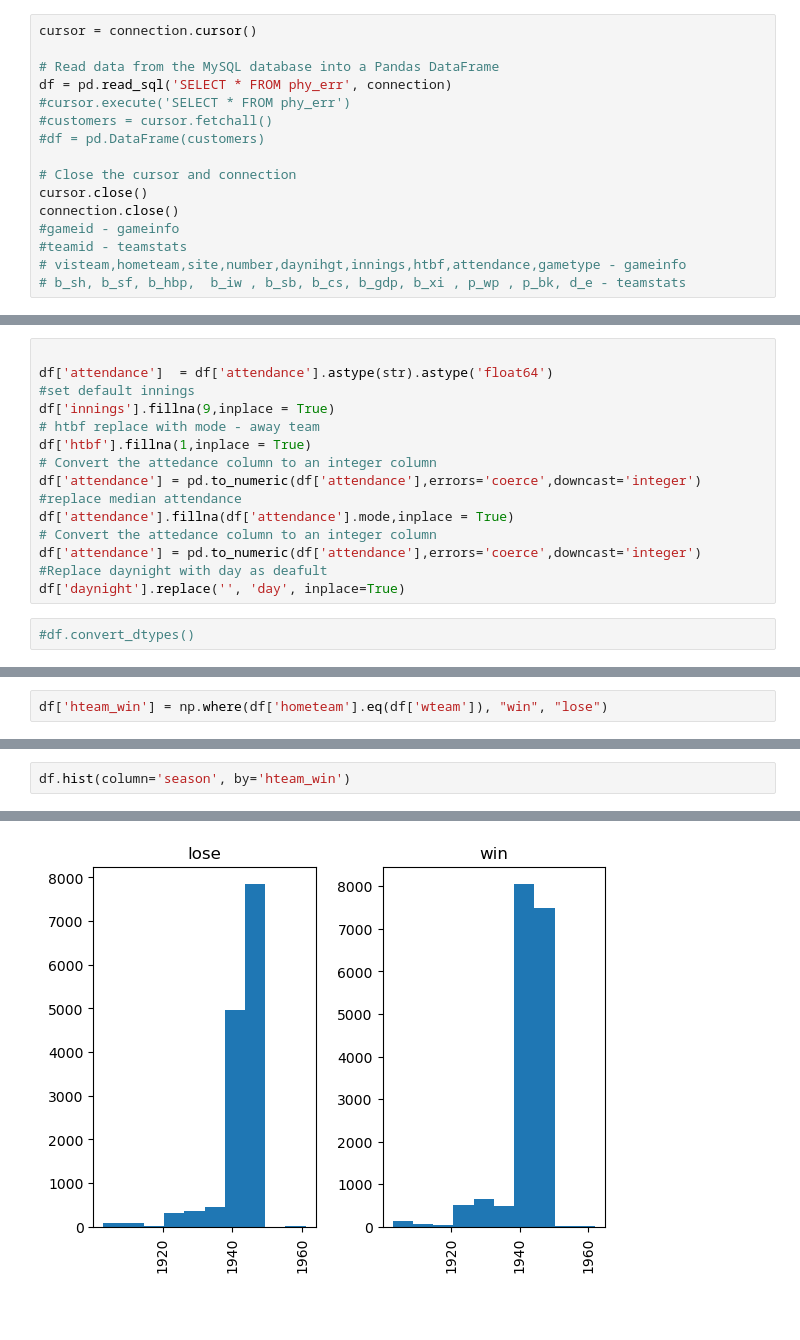
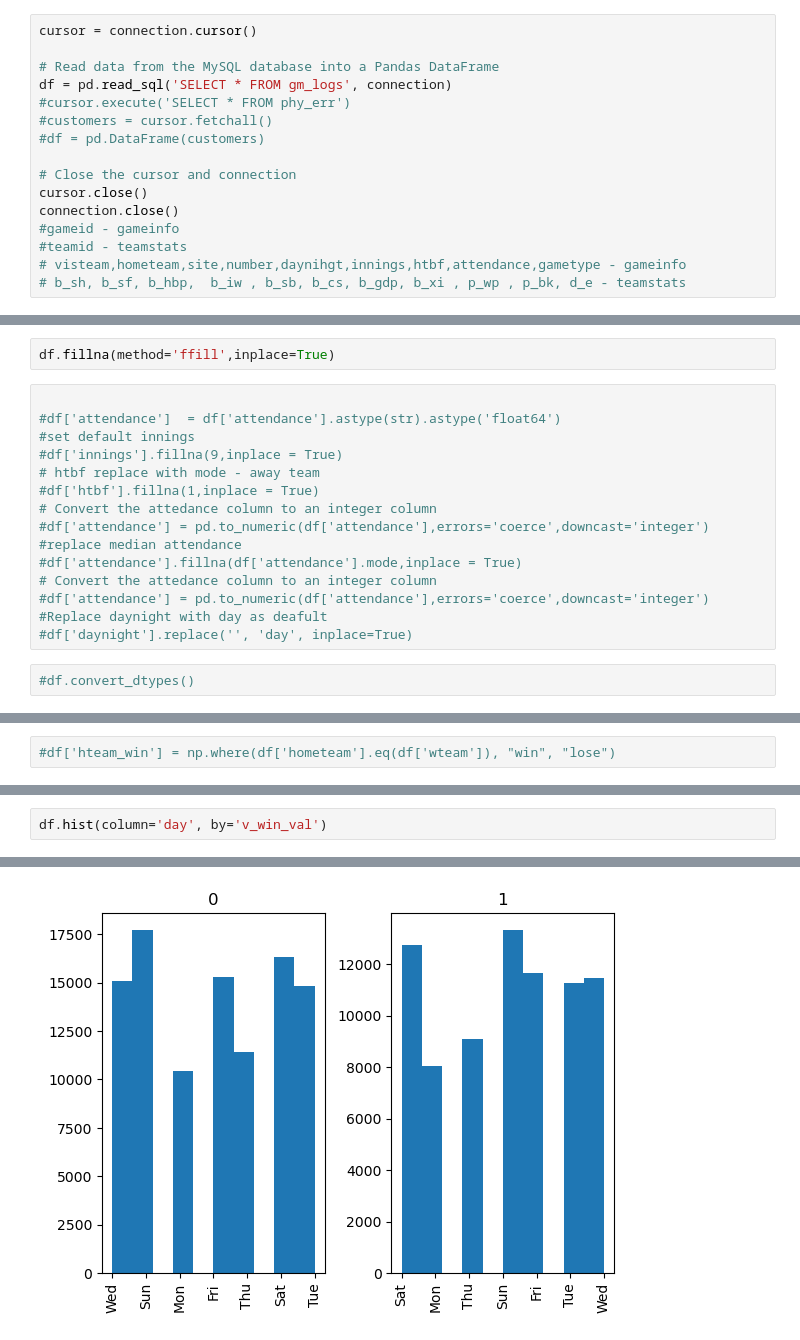
Before and after one commit to ScientificSam/Capstone, a Jupyter notebook: Notebooks/baseball.ipynb, the cells around one changed output, grey strips where cells are left out. Cells and saved outputs as stored; diff of their text form; blank space fills up the shorter version.

```diff
--- a/Notebooks/baseball.ipynb
+++ b/Notebooks/baseball.ipynb
@@ -21,7 +24,7 @@ connection = pymysql.connect(host=db_host,
 cursor = connection.cursor()
 
 # Read data from the MySQL database into a Pandas DataFrame
-df = pd.read_sql('SELECT * FROM phy_err', connection)
+df = pd.read_sql('SELECT * FROM gm_logs', connection)
 #cursor.execute('SELECT * FROM phy_err')
 #customers = cursor.fetchall()
 #df = pd.DataFrame(customers)
@@ -75,19 +78,21 @@ d_e             775
 dtype: int64
+# %%
+df.fillna(method='ffill',inplace=True)
 # %%
 
-df['attendance']  = df['attendance'].astype(str).astype('float64')
+#df['attendance']  = df['attendance'].astype(str).astype('float64')
 #set default innings
-df['innings'].fillna(9,inplace = True)
+#df['innings'].fillna(9,inplace = True)
 # htbf replace with mode - away team
-df['htbf'].fillna(1,inplace = True)
+#df['htbf'].fillna(1,inplace = True)
 # Convert the attedance column to an integer column
-df['attendance'] = pd.to_numeric(df['attendance'],errors='coerce',downcast='integer')
+#df['attendance'] = pd.to_numeric(df['attendance'],errors='coerce',downcast='integer')
 #replace median attendance
-df['attendance'].fillna(df['attendance'].mode,inplace = True)
+#df['attendance'].fillna(df['attendance'].mode,inplace = True)
 # Convert the attedance column to an integer column
-df['attendance'] = pd.to_numeric(df['attendance'],errors='coerce',downcast='integer')
+#df['attendance'] = pd.to_numeric(df['attendance'],errors='coerce',downcast='integer')
 #Replace daynight with day as deafult
-df['daynight'].replace('', 'day', inplace=True)
+#df['daynight'].replace('', 'day', inplace=True)
 # %%
 #df.convert_dtypes()
 # %%
@@ -115,3 +109,3 @@ Name: count, dtype: int64
 # %%
-df['hteam_win'] = np.where(df['hometeam'].eq(df['wteam']), "win", "lose")
+#df['hteam_win'] = np.where(df['hometeam'].eq(df['wteam']), "win", "lose")
 # %%
@@ -126,3 +113,3 @@ Name: count, dtype: int64
 # %%
-df.hist(column='season', by='hteam_win')
+df.hist(column='day', by='v_win_val')
 # %% [output]
@@ -130,2 +117,2 @@ array([<Axes: title={'center': 'lose'}>, <Axes: title={'center': 'win'}>],
       dtype=object)
-[figure, old version]
+[figure, new version]
```
Also changed, not shown: parts of 25 cells of this notebook.
